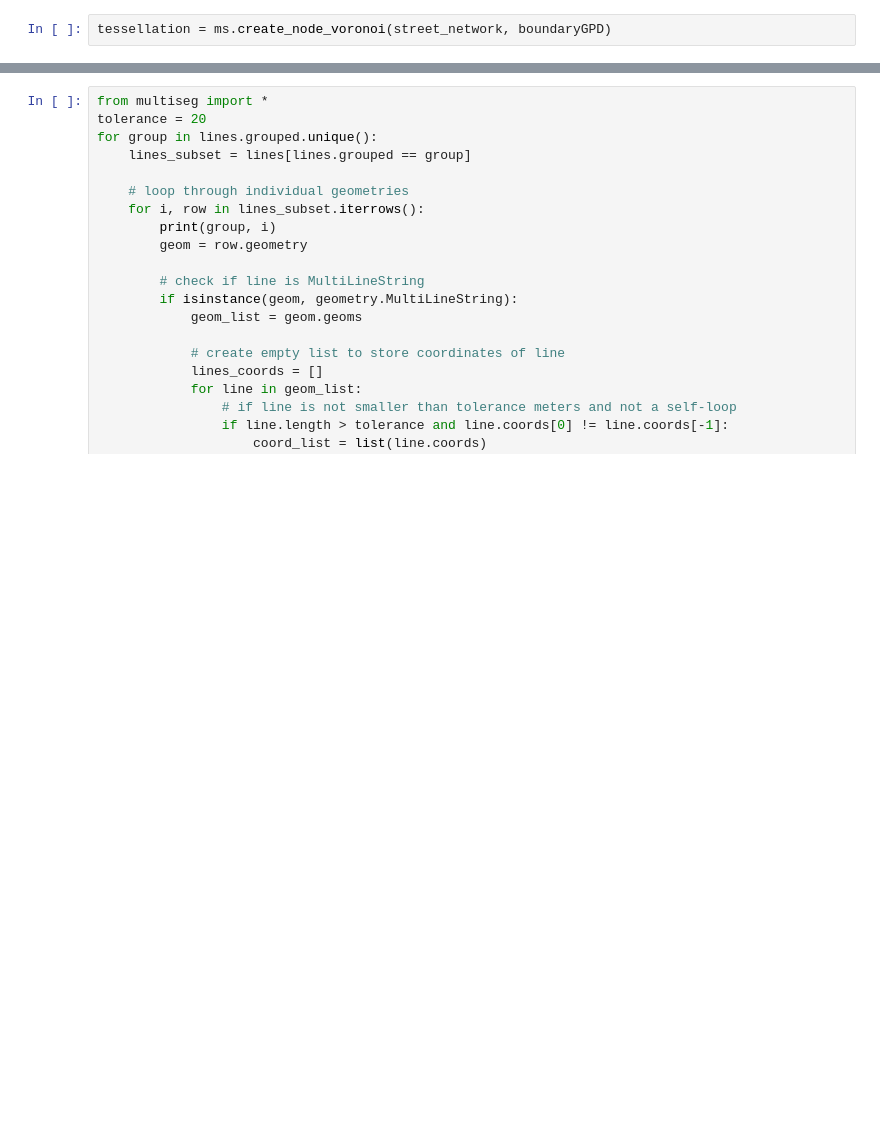
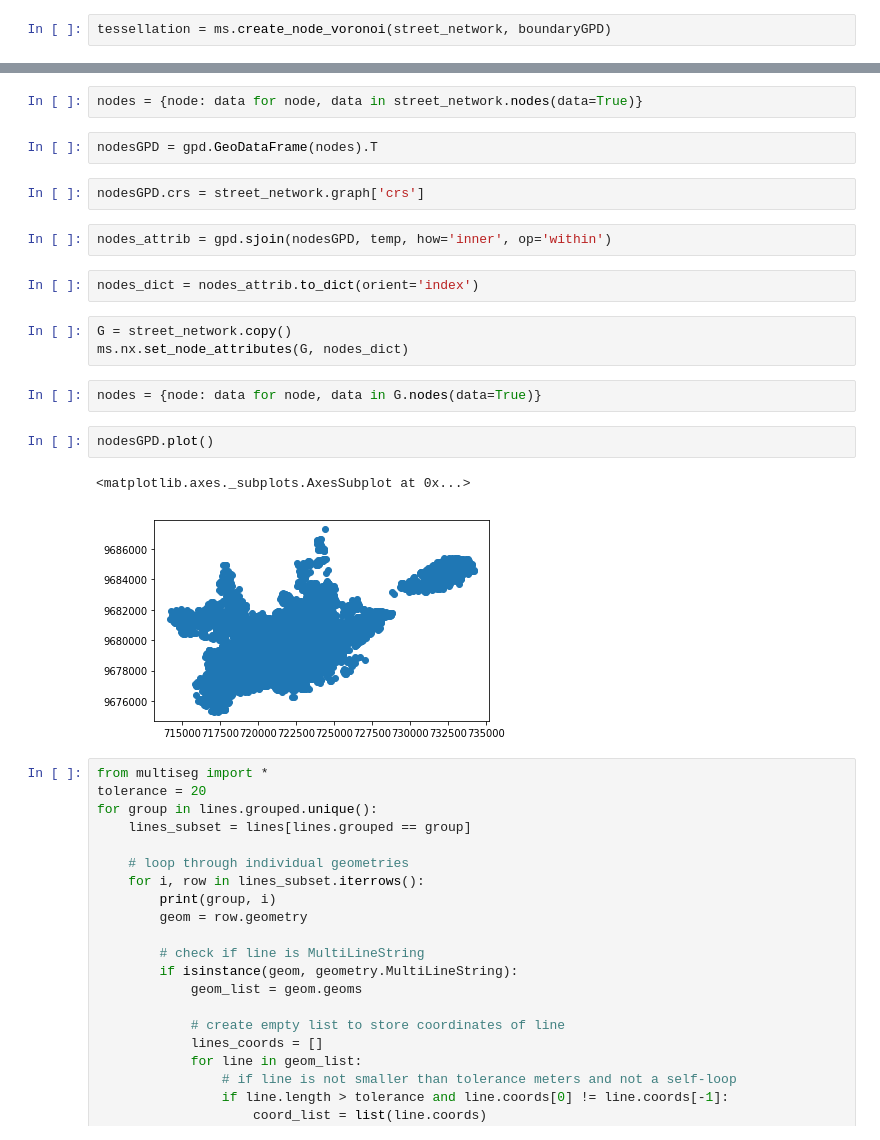
Before and after one commit to mateoneira/MultiplexSegregation, a Jupyter notebook: Multiplex_Segregation.ipynb, the cells around one changed output, grey strips where cells are left out. Saved outputs shown, nothing was run; the diff lists cells and outputs as text; blank space fills up the shorter version.

Commit message:
mapped values from shapes to graph nodes

```diff
--- a/Multiplex_Segregation.ipynb
+++ b/Multiplex_Segregation.ipynb
@@ -198,3 +194,23 @@ intersection.area
+# %%
+nodes = {node: data for node, data in street_network.nodes(data=True)}
+# %%
+nodesGPD = gpd.GeoDataFrame(nodes).T
+# %%
+nodesGPD.crs = street_network.graph['crs']
+# %%
+nodes_attrib = gpd.sjoin(nodesGPD, temp, how='inner', op='within')
+# %%
+nodes_dict = nodes_attrib.to_dict(orient='index')
+# %%
+G = street_network.copy()
+ms.nx.set_node_attributes(G, nodes_dict)
+# %%
+nodes = {node: data for node, data in G.nodes(data=True)}
+# %%
+nodesGPD.plot()
+# %% [output]
+<matplotlib.axes._subplots.AxesSubplot at 0x...>
+[figure, added]
 # %%
 from multiseg import *
 tolerance = 20
```
Also changed, not shown: parts of 8 cells of this notebook, 3 other files.
